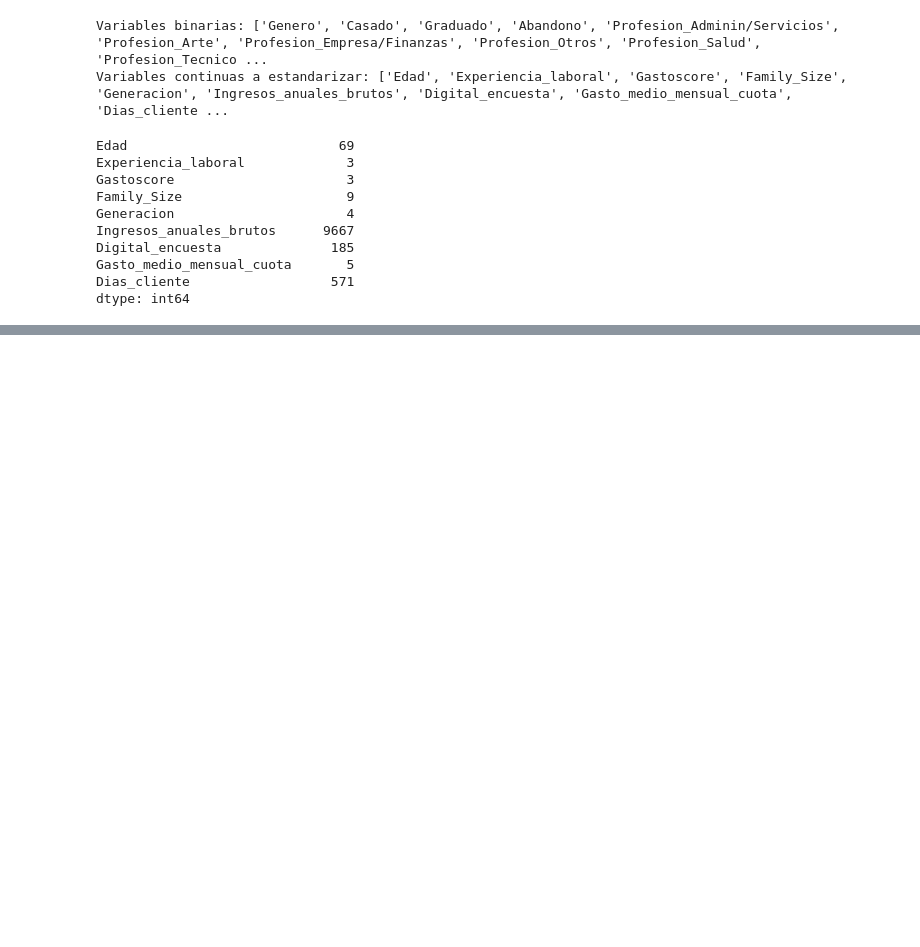
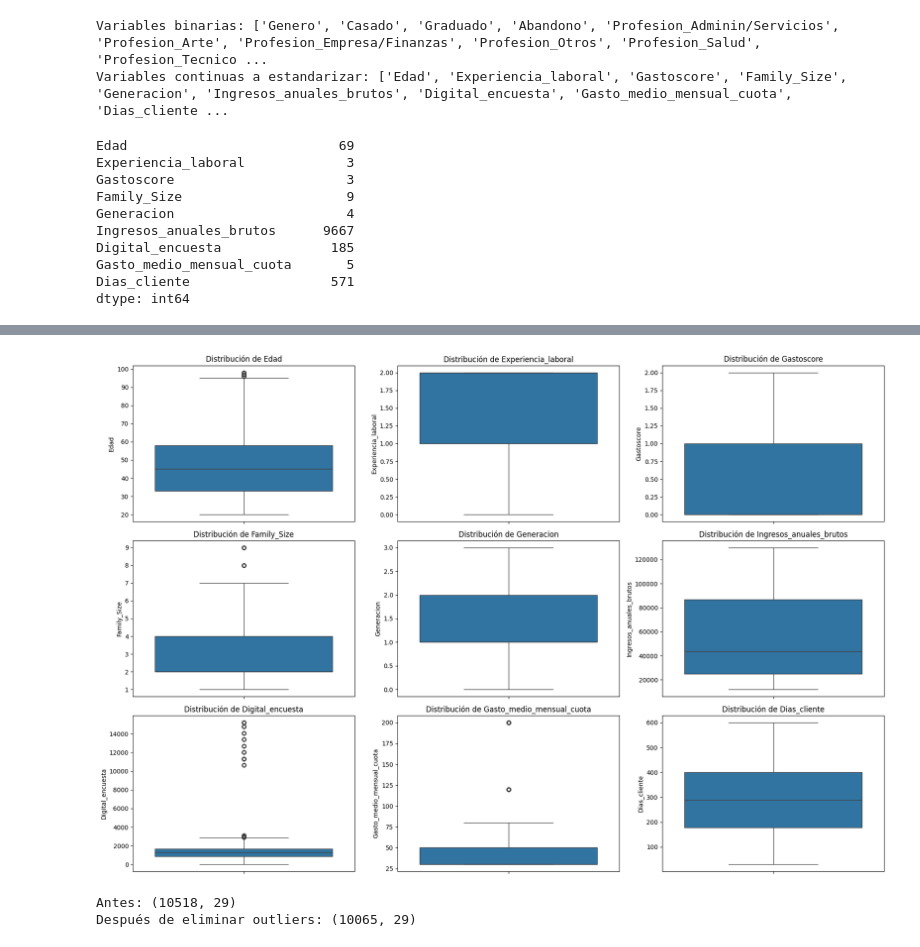
Before and after one commit to martinagg7/gd_pca, a Jupyter notebook: notebooks/01_preprocessing.ipynb, the cells around one changed output, grey strips where cells are left out. Cells and saved outputs as stored; diff of their text form; code cells hidden in the pictures; blank space fills up the shorter version.

Commit message:
up: changes preprocess

```diff
--- a/notebooks/01_preprocessing.ipynb
+++ b/notebooks/01_preprocessing.ipynb
@@ -583,10 +583,3 @@ Digital_encuesta              185
 Gasto_medio_mensual_cuota       5
 Dias_cliente                  571
 dtype: int64
-# %%
-# Estandarización de las variables numéricas.
-scaler = StandardScaler()
-X_cont_scaled = scaler.fit_transform(df_pca[continuous_cols])
-
-# Reemplazo de las variables originales por las estandarizadas.
-df_pca[continuous_cols] = X_cont_scaled
@@ -634,0 +602,56 @@ df_pca
+# %%
+# Asegurarse de que todas las columnas sean numéricas
+for col in continuous_cols:
+    df_pca[col] = pd.to_numeric(df_pca[col], errors='coerce')
+
+# Crear boxplots nuevamente
+fig, axs = plt.subplots(nrows=3, ncols=3, figsize=(18, 12))
+axs = axs.flatten()
+
+for i, col in enumerate(continuous_cols):
+    sns.boxplot(y=df_pca[col], ax=axs[i])
+    axs[i].set_title(f'Distribución de {col}')
+    axs[i].set_ylabel(col)
+
+plt.tight_layout()
+plt.show()
+# %% [output]
+[figure, added]
+# %%
+from sklearn.preprocessing import StandardScaler
+import pandas as pd
+
+# Lista de variables continuas
+continuous_cols = [
+    'Edad', 'Experiencia_laboral', 'Gastoscore', 'Family_Size', 'Generacion',
+    'Ingresos_anuales_brutos', 'Digital_encuesta',
+    'Gasto_medio_mensual_cuota', 'Dias_cliente'
+]
+
+# Asegúrate de que estas columnas estén en tipo numérico
+for col in continuous_cols:
+    df_pca[col] = pd.to_numeric(df_pca[col], errors='coerce')
+
+# Función para eliminar outliers por IQR
+def eliminar_outliers_iqr(df, columnas):
+    df_filtrado = df.copy()
+    for col in columnas:
+        Q1 = df_filtrado[col].quantile(0.1)
+        Q3 = df_filtrado[col].quantile(0.9)
+        IQR = Q3 - Q1
+        limite_inferior = Q1 - 1.5 * IQR
+        limite_superior = Q3 + 1.5 * IQR
+        df_filtrado = df_filtrado[
+            (df_filtrado[col] >= limite_inferior) & (df_filtrado[col] <= limite_superior)
+        ]
+    return df_filtrado
+
+# Aplicar la función
+df_sin_outliers = eliminar_outliers_iqr(df_pca, continuous_cols)
+
+# Resultado: comparación de dimensiones
+print(f"Antes: {df_pca.shape}")
+print(f"Después de eliminar outliers: {df_sin_outliers.shape}")
+# %% [output]
+Antes: (10518, 29)
+Después de eliminar outliers: (10065, 29)
```
Also changed, not shown: parts of 5 cells of this notebook.
